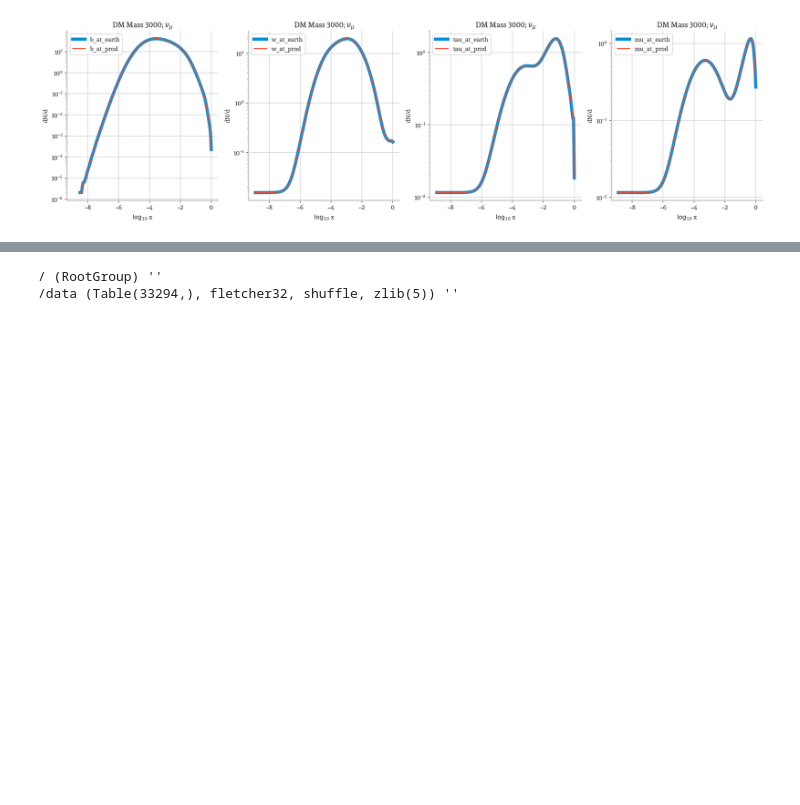
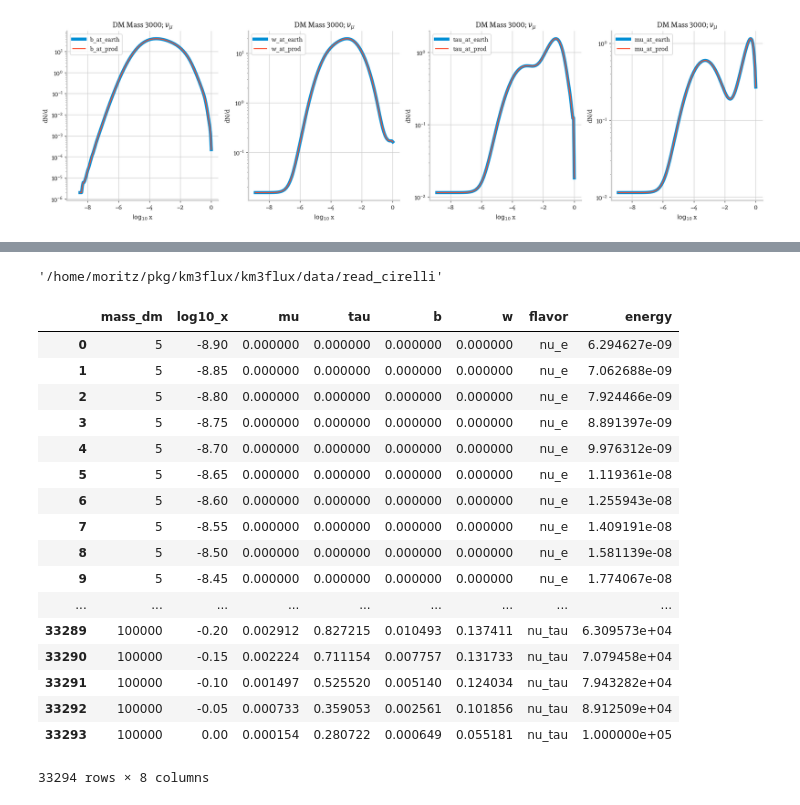
Before and after one commit to KM3NeT/km3flux, a Jupyter notebook: km3flux/data/read_cirelli/parse cirelli tables.ipynb, the cells around one changed output, grey strips where cells are left out. Cells and saved outputs as stored; diff of their text form; code cells hidden in the pictures; blank space fills up the shorter version.

```diff
--- a/km3flux/data/cirelli/parse cirelli tables.ipynb
+++ b/km3flux/data/read_cirelli/parse cirelli tables.ipynb
@@ -162,8 +187,30 @@ h5.put('/bla', df, format='t')
 # %%
-%%bash
-ptrepack foo.h5:/bla/table cirelli_gc.h5:/data --complevel=5 --fletcher32=1 --shuffle=1 --overwrite-nodes
-rm foo.h5
-ptdump cirelli_gc.h5
+#%%bash
+#ptrepack foo.h5:/bla/table cirelli_gc.h5:/data --complevel=5 --fletcher32=1 --shuffle=1 --overwrite-nodes
+#rm foo.h5
+#ptdump cirelli_gc.h5
-# %% [output]
-/ (RootGroup) ''
-/data (Table(33294,), fletcher32, shuffle, zlib(5)) ''
+# %%
+pwd
+# %% [output]
+'/home/moritz/pkg/km3flux/km3flux/data/read_cirelli'
+# %%
+pd.read_hdf('cirelli_gc.h5')
+# %% [output]
+|  | mass_dm | log10_x | mu | tau | b | w | flavor | energy |
+| 0 | 5 | -8.90 | 0.000000 | 0.000000 | 0.000000 | 0.000000 | nu_e | 6.294627e-09 |
+| 1 | 5 | -8.85 | 0.000000 | 0.000000 | 0.000000 | 0.000000 | nu_e | 7.062688e-09 |
+| 2 | 5 | -8.80 | 0.000000 | 0.000000 | 0.000000 | 0.000000 | nu_e | 7.924466e-09 |
+| 3 | 5 | -8.75 | 0.000000 | 0.000000 | 0.000000 | 0.000000 | nu_e | 8.891397e-09 |
+| 4 | 5 | -8.70 | 0.000000 | 0.000000 | 0.000000 | 0.000000 | nu_e | 9.976312e-09 |
+| 5 | 5 | -8.65 | 0.000000 | 0.000000 | 0.000000 | 0.000000 | nu_e | 1.119361e-08 |
+| 6 | 5 | -8.60 | 0.000000 | 0.000000 | 0.000000 | 0.000000 | nu_e | 1.255943e-08 |
+| 7 | 5 | -8.55 | 0.000000 | 0.000000 | 0.000000 | 0.000000 | nu_e | 1.409191e-08 |
+| 8 | 5 | -8.50 | 0.000000 | 0.000000 | 0.000000 | 0.000000 | nu_e | 1.581139e-08 |
+| 9 | 5 | -8.45 | 0.000000 | 0.000000 | 0.000000 | 0.000000 | nu_e | 1.774067e-08 |
+| ... | ... | ... | ... | ... | ... | ... | ... | ... |
+| 33289 | 100000 | -0.20 | 0.002912 | 0.827215 | 0.010493 | 0.137411 | nu_tau | 6.309573e+04 |
+| 33290 | 100000 | -0.15 | 0.002224 | 0.711154 | 0.007757 | 0.131733 | nu_tau | 7.079458e+04 |
+| 33291 | 100000 | -0.10 | 0.001497 | 0.525520 | 0.005140 | 0.124034 | nu_tau | 7.943282e+04 |
+| 33292 | 100000 | -0.05 | 0.000733 | 0.359053 | 0.002561 | 0.101856 | nu_tau | 8.912509e+04 |
+| 33293 | 100000 | 0.00 | 0.000154 | 0.280722 | 0.000649 | 0.055181 | nu_tau | 1.000000e+05 |
+33294 rows × 8 columns
```
Also changed, not shown: parts of 6 cells of this notebook, 10 other files.
